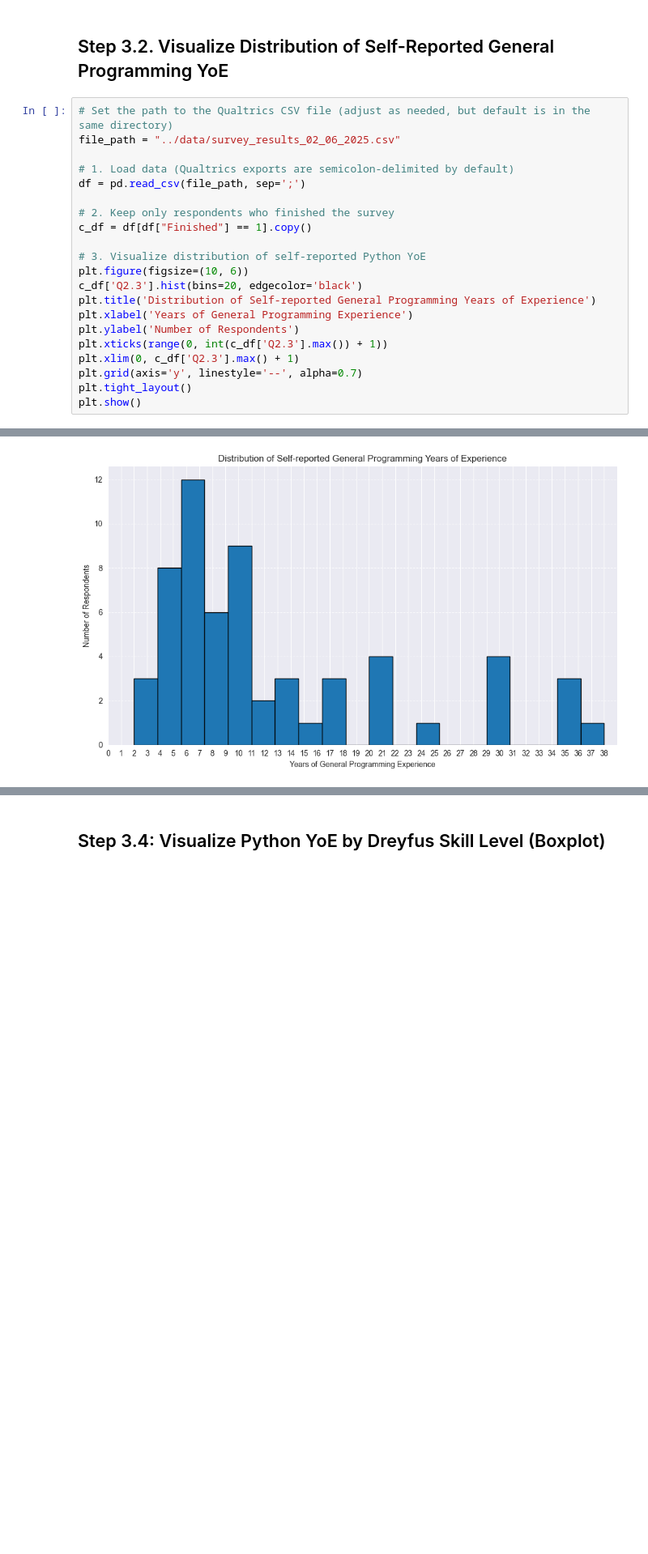
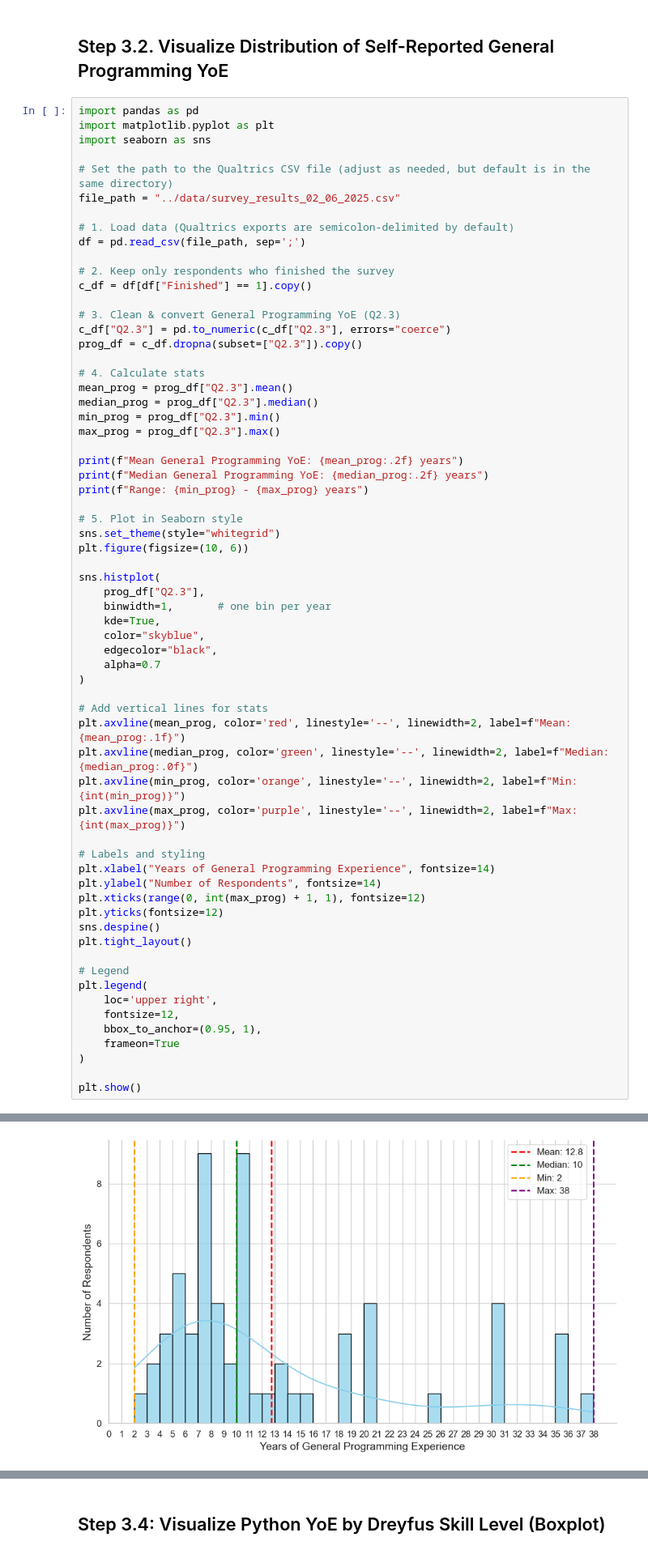
Before and after one commit to alemoraru/exceed-python-skill-assessment, a Jupyter notebook: notebooks/03_visualization.ipynb, the cells around one changed output, grey strips where cells are left out. Shown: that part at 81% size. Drawn from its saved outputs; the diff is of its cells as text; blank space fills up the shorter version.

Commit message:
Update README, and modify plots. (#11)
* Modify README.md

* Add more plots and figures

* Update README.md and more

```diff
--- a/notebooks/03_visualization.ipynb
+++ b/notebooks/03_visualization.ipynb
@@ -124,24 +170,67 @@ plt.show()
 # %% [markdown]
 ## Step 3.2. Visualize Distribution of Self-Reported General Programming YoE
 # %%
+import pandas as pd
+import matplotlib.pyplot as plt
+import seaborn as sns
+
 # Set the path to the Qualtrics CSV file (adjust as needed, but default is in the same directory)
 file_path = "../data/survey_results_02_06_2025.csv"
 
-# 1. Load data (Qualtrics exports are semicolon‑delimited by default)
+# 1. Load data (Qualtrics exports are semicolon-delimited by default)
 df = pd.read_csv(file_path, sep=';')
 
 # 2. Keep only respondents who finished the survey
 c_df = df[df["Finished"] == 1].copy()
 
-# 3. Visualize distribution of self-reported Python YoE
+# 3. Clean & convert General Programming YoE (Q2.3)
+c_df["Q2.3"] = pd.to_numeric(c_df["Q2.3"], errors="coerce")
+prog_df = c_df.dropna(subset=["Q2.3"]).copy()
+
+# 4. Calculate stats
+mean_prog = prog_df["Q2.3"].mean()
+median_prog = prog_df["Q2.3"].median()
+min_prog = prog_df["Q2.3"].min()
+max_prog = prog_df["Q2.3"].max()
+
+print(f"Mean General Programming YoE: {mean_prog:.2f} years")
+print(f"Median General Programming YoE: {median_prog:.2f} years")
+print(f"Range: {min_prog} - {max_prog} years")
+
+# 5. Plot in Seaborn style
+sns.set_theme(style="whitegrid")
 plt.figure(figsize=(10, 6))
-c_df['Q2.3'].hist(bins=20, edgecolor='black')
-plt.title('Distribution of Self-reported General Programming Years of Experience')
-plt.xlabel('Years of General Programming Experience')
-plt.ylabel('Number of Respondents')
-plt.xticks(range(0, int(c_df['Q2.3'].max()) + 1))
-plt.xlim(0, c_df['Q2.3'].max() + 1)
-plt.grid(axis='y', linestyle='--', alpha=0.7)
+
+sns.histplot(
+    prog_df["Q2.3"],
+    binwidth=1,       # one bin per year
+    kde=True,
+    color="skyblue",
+    edgecolor="black",
+    alpha=0.7
+)
+
+# Add vertical lines for stats
+plt.axvline(mean_prog, color='red', linestyle='--', linewidth=2, label=f"Mean: {mean_prog:.1f}")
+plt.axvline(median_prog, color='green', linestyle='--', linewidth=2, label=f"Median: {median_prog:.0f}")
+plt.axvline(min_prog, color='orange', linestyle='--', linewidth=2, label=f"Min: {int(min_prog)}")
+plt.axvline(max_prog, color='purple', linestyle='--', linewidth=2, label=f"Max: {int(max_prog)}")
+
+# Labels and styling
+plt.xlabel("Years of General Programming Experience", fontsize=14)
+plt.ylabel("Number of Respondents", fontsize=14)
+plt.xticks(range(0, int(max_prog) + 1, 1), fontsize=12)
+plt.yticks(fontsize=12)
+sns.despine()
 plt.tight_layout()
+
+# Legend
+plt.legend(
+    loc='upper right',
+    fontsize=12,
+    bbox_to_anchor=(0.95, 1),
+    frameon=True
+)
+
 plt.show()
 # %% [output]
@@ -148,4 +240,4 @@ plt.show()
-[figure, old version]
+[figure, new version]
 # %% [markdown]
 ## Step 3.3: Visualize Python YoE vs General Programming YoE by Dreyfus Skill Level (Scatterplot)
 
```
Also changed, not shown: parts of 9 cells of this notebook, 5 other files.
